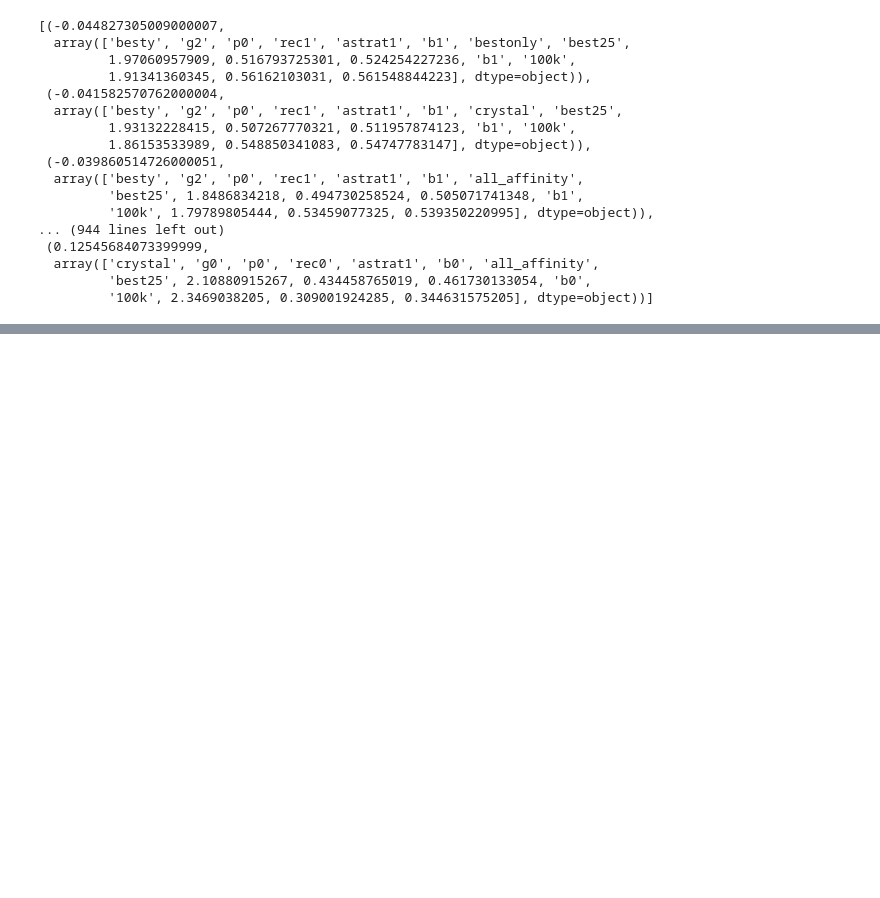
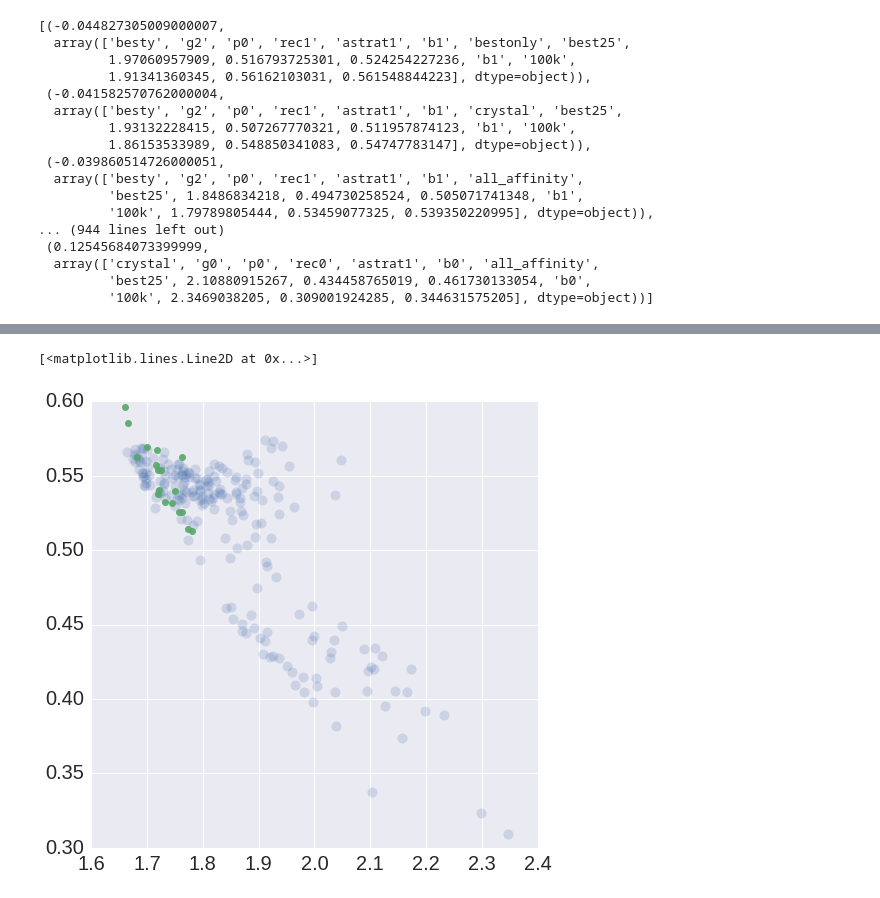
Before and after one commit to gnina/scripts, a Jupyter notebook: affinity_search/summaries.ipynb, the cells around one changed output, grey strips where cells are left out. Drawn from its saved outputs; the diff is of its cells as text; code cells hidden in the pictures; blank space fills up the shorter version.

```diff
--- a/affinity_search/summaries.ipynb
+++ b/affinity_search/summaries.ipynb
@@ -229,0 +285,8 @@ sorted(zip(r1-r2,n),key=lambda x: x[0])
+# %%
+plt.figure(figsize=(8,8))
+aresults = results[results.testset == 'all_affinity']
+plt.plot(aresults[aresults.h == 'h0'].rmse,aresults[aresults.h == 'h0'].R,'o',alpha=.2,markersize=10)
+plt.plot(aresults[aresults.h != 'h0'].rmse,aresults[aresults.h != 'h0'].R,'o',alpha=.9)
+# %% [output]
+[<matplotlib.lines.Line2D at 0x...>]
+[figure, added]
```
Also changed, not shown: parts of 9 cells of this notebook, 1 other file.
